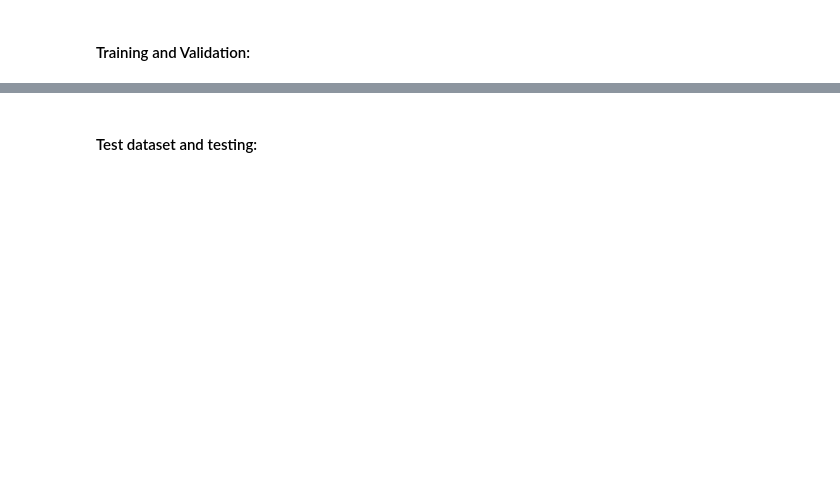
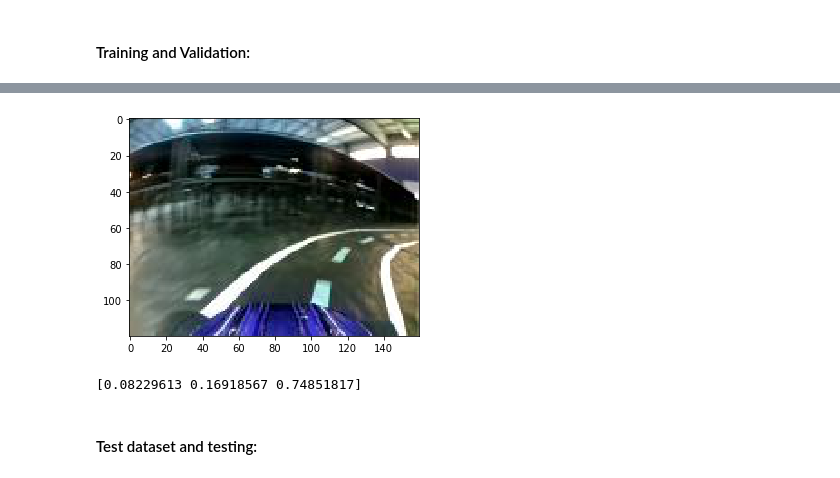
Before and after one commit to brontisaur/CounterpointDonkey, a Jupyter notebook: CPDonkey December Notebook.ipynb, the cells around one changed output, grey strips where cells are left out. Saved outputs shown, nothing was run; the diff lists cells and outputs as text; code cells hidden in the pictures; blank space fills up the shorter version.

```diff
--- a/CPDonkey December Notebook.ipynb
+++ b/CPDonkey December Notebook.ipynb
@@ -631,12 +631,13 @@ from tensorflow.python.keras.layers import Activation, Dropout, Flatten, Croppin
 #Model Structure Setup: no dropout, no regularization yet
 
 model = Sequential()
-model.add(Convolution2D(16, (5,5), strides=(2,2), activation='relu', input_shape=(120, 160, 3)))
-model.add(Convolution2D(32, (5,5), strides=(2,2), activation='relu'))
+model.add(Convolution2D(24, (5,5), strides=(2,2), activation='relu', input_shape=(120, 160, 3)))
 model.add(Convolution2D(32, (3,3), strides=(2,2), activation='relu'))
+model.add(Convolution2D(64, (3,3), strides=(2,2), activation='relu'))
 model.add(Convolution2D(64, (3,3), strides=(1,1), activation='relu'))
 model.add(Flatten())
 model.add(Dense(100, activation='relu'))
+model.add(Dense(50, activation='relu'))
 model.add(Dense(3, activation='softmax'))
 
 
@@ -663,6 +664,6 @@ _________________________________________________________________
 #### Training and Validation:
 # %%
 # Compile model:
-model.compile(optimizer='rmsprop',
+model.compile(optimizer='adam',
               loss='categorical_crossentropy',
               metrics=['accuracy'])
@@ -669,3 +672,3 @@ model.compile(optimizer='rmsprop',
 # %%
-model.fit(x_train, y_train, epochs=50, batch_size=128)
+model.fit(x_train, y_train, epochs=20, batch_size=128, validation_data=(x_val, y_val), shuffle=True, verbose=1)
 # %% [output]
@@ -684 +693,17 @@ KeyboardInterrupt:
+# %%
+out = model.predict(x_images, batch_size=128)
+# %%
+if out[1500,0] == 1:
+    print('left')
+elif out[1500, 1] == 1:
+    print('straight')
+elif out[1500, 2] == 1:
+    print('right')
+
+plt.imshow(x_images[1500])
+plt.show()
+print(out[1500])
+# %% [output]
+[figure, added]
+[0.08229613 0.16918567 0.74851817]
 # %%
```
Also changed, not shown: parts of 4 cells of this notebook.
